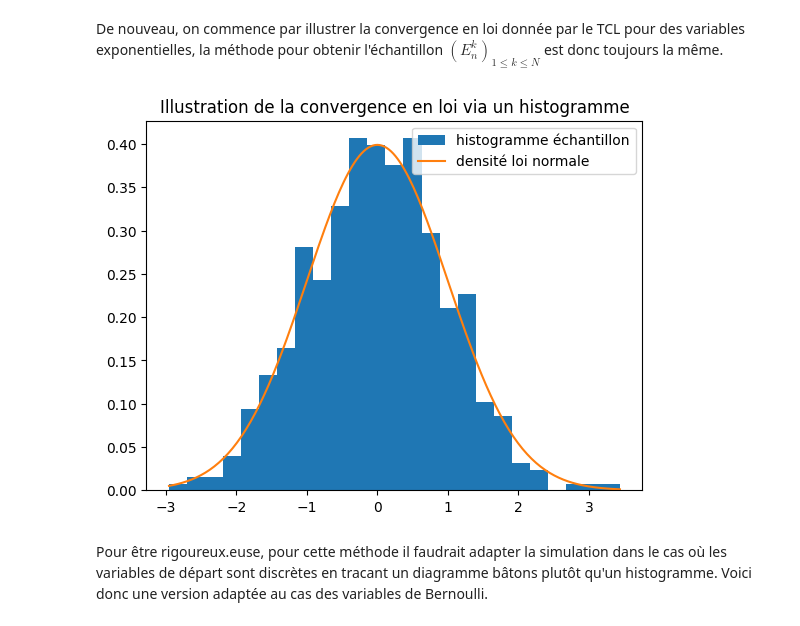
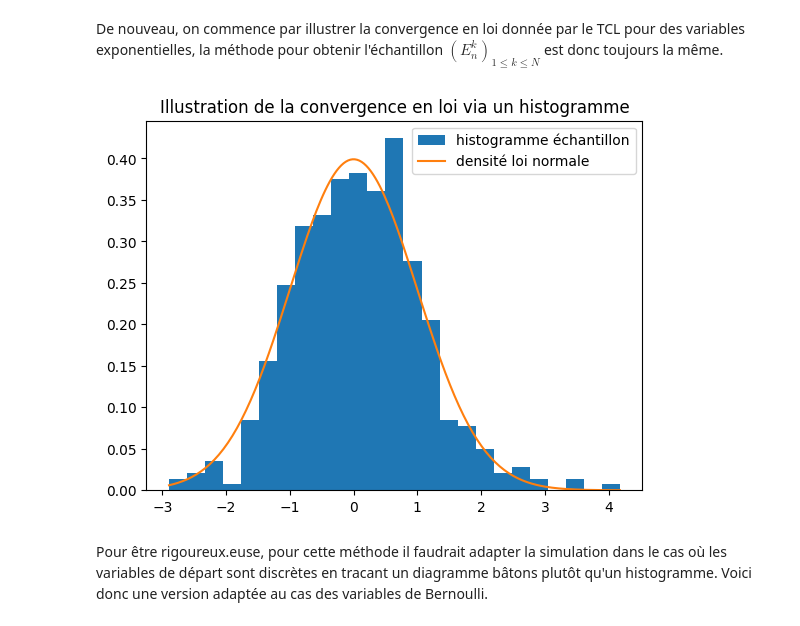
Before and after one commit to alicemoriniere/alicemoriniere.github.io, a Jupyter notebook: public/tp/recap2.ipynb, the cells around one changed output. Drawn from its saved outputs; the diff is of its cells as text; code cells hidden in the pictures.

```diff
--- a/public/tp/recap2.ipynb
+++ b/public/tp/recap2.ipynb
@@ -131,18 +131,18 @@ De nouveau, on commence par illustrer la convergence en loi donnée par le TCL p
 # %%
 def illustration_cv_loi_hist_exp(l,n,N): # n est la taille des échantillons, et N le nombre des échantillons
     M=stats.expon.rvs(scale=1/l,size=(N,n))
-    L=np.array([((sqrt(n)/l)*((n/np.sum(M[i]))-l)) for i in range (N)])
+    L=(sqrt(n)/l)*((n/np.sum(M,axis=1))-l)
     X=np.linspace(min(L),max(L),200)
     Y=stats.norm.pdf(X)
     plt.hist(L,25,density='True', label='histogramme échantillon')
     plt.plot(X,Y,label='densité loi normale')
     plt.title('Illustration de la convergence en loi via un histogramme')
     plt.legend()
     plt.show()
 
 illustration_cv_loi_hist_exp(2,1000,500)
 # %% [output]
-[figure, old version]
+[figure, new version]
 # %% [markdown]
 Pour être rigoureux.euse, pour cette méthode il faudrait adapter la simulation dans le cas où les variables de départ sont discrètes en tracant un diagramme bâtons plutôt qu'un histogramme. Voici donc une version adaptée au cas des variables de Bernoulli.
 # %%
```
Also changed, not shown: parts of 3 cells of this notebook, 3 other files.
